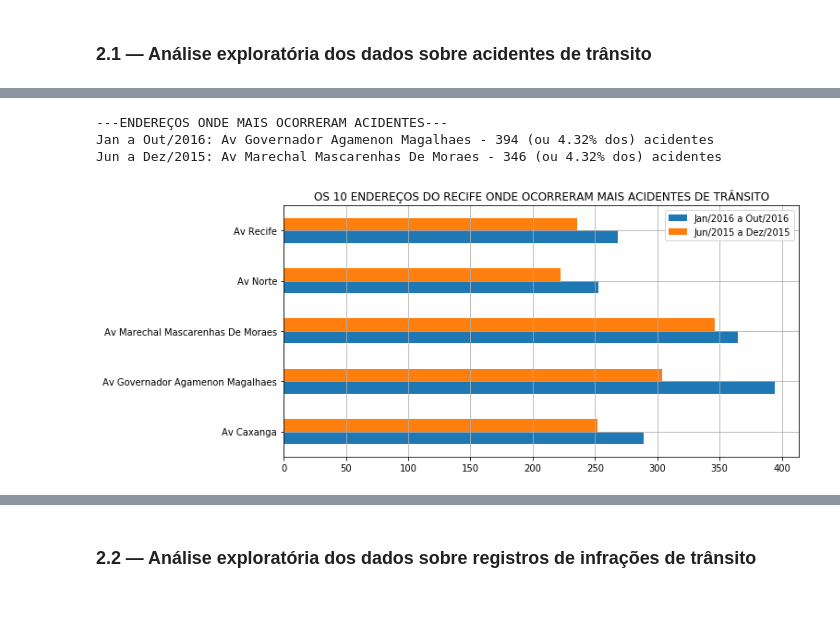
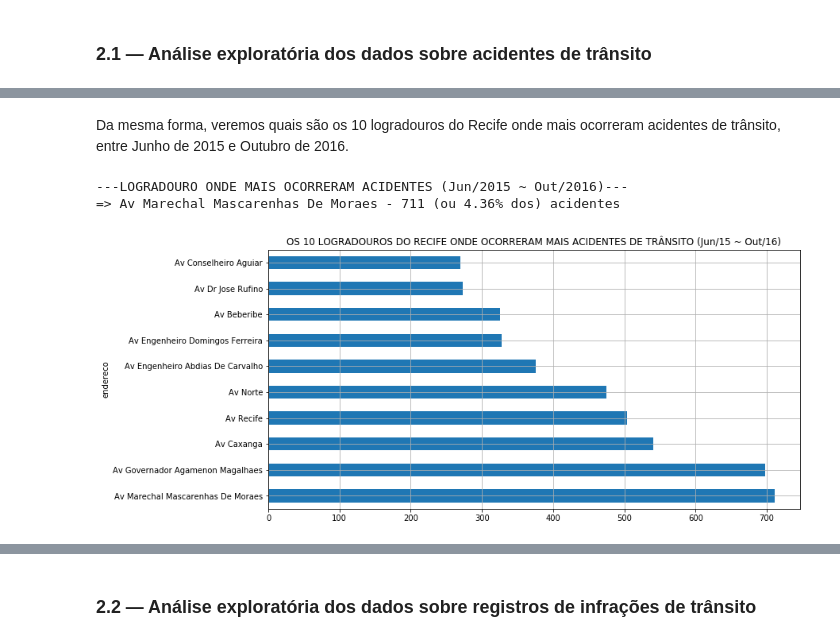
Before and after one commit to if1015-datascience-ufpe/projeto-2017-1-datascienceteam, a Jupyter notebook: 02_analises-e-resultados.ipynb, the cells around one changed output, grey strips where cells are left out. Saved outputs shown, nothing was run; the diff lists cells and outputs as text; code cells hidden in the pictures; blank space fills up the shorter version.

```diff
--- a/02_analises-e-resultados.ipynb
+++ b/02_analises-e-resultados.ipynb
@@ -124,34 +125,22 @@ Jun a Dez/2015: Boa Viagem - 943 (ou 13.15% dos) acidentes
+# %% [markdown]
+Da mesma forma, veremos quais são os 10 logradouros do Recife onde mais ocorreram acidentes de trânsito, entre Junho de 2015 e Outubro de 2016.
 # %%
-# PLOTS
+# PLOT
+top10_enderecos = acidentesTotal.groupby('endereco').size().sort_values(ascending=False)[:10]
+top10_enderecos.plot.barh(title='OS 10 LOGRADOUROS DO RECIFE ONDE OCORRERAM MAIS ACIDENTES DE TRÂNSITO (Jun/15 ~ Out/16)',
+                        grid=True, figsize=(12,6))
 
-top10_enderecos2016 = acidentes2016.groupby('endereco').size().sort_values(ascending=False)[:5]
-top10_enderecos2016.to_frame()
-top10_enderecos2015 = acidentes2015.groupby('endereco').size().sort_values(ascending=False)[:5]
-top10_enderecos2015.to_frame()
-top10_enderecos = pd.concat([top10_enderecos2016, top10_enderecos2015], axis=1)
-top10_enderecos.columns = ['Jan/2016 a Out/2016','Jun/2015 a Dez/2015']
-top10_enderecos.plot.barh(title='OS 10 ENDEREÇOS DO RECIFE ONDE OCORRERAM MAIS ACIDENTES DE TRÂNSITO',
-                        grid=True, figsize=(10,5))
+# Cálculo de MODA
+# Logradouro onde mais ocorreu acidentes dentro dos 17 meses (Jun/2015 a Out/2016)
+endereco_moda = acidentesTotal.endereco.mode()[0]
+qtd_endereco = acidentesTotal.groupby('endereco').size().sort_values(ascending=False)[0]
 
-# MODAS
+# Calculando porcentagem
+pct_endereco = round(qtd_endereco*100.0/acidentesTotal.shape[0], 2)
 
-# Endereço onde mais ocorreu acidentes em 2016
-endereco_moda2016 = acidentes2016.endereco.mode()[0]
-qtd_endereco2016 = acidentes2016.groupby('endereco').size().sort_values(ascending=False)[0]
-
-# Endereço onde mais ocorreu acidentes em 2015
-endereco_moda2015 = acidentes2015.endereco.mode()[0]
-qtd_endereco2015 = acidentes2015.groupby('endereco').size().sort_values(ascending=False)[0]
-
-# Calculando porcentagens
-pct_endereco2016 = round(qtd_endereco2016*100.0/acidentes2016.shape[0], 2)
-pct_endereco2015 = round(qtd_endereco2015*100.0/acidentes2015.shape[0], 2)
-
-print('---ENDEREÇOS ONDE MAIS OCORRERAM ACIDENTES---')
-print('Jan a Out/2016: {} - {} (ou {}% dos) acidentes'.format(endereco_moda2016, qtd_endereco2016, pct_endereco2016))
-print('Jun a Dez/2015: {} - {} (ou {}% dos) acidentes'.format(endereco_moda2015, qtd_endereco2015, pct_endereco2016))
+print('---LOGRADOURO ONDE MAIS OCORRERAM ACIDENTES (Jun/2015 ~ Out/2016)---')
+print('=> {} - {} (ou {}% dos) acidentes'.format(endereco_moda, qtd_endereco, pct_endereco))
 # %% [output]
----ENDEREÇOS ONDE MAIS OCORRERAM ACIDENTES---
-Jan a Out/2016: Av Governador Agamenon Magalhaes - 394 (ou 4.32% dos) acidentes
-Jun a Dez/2015: Av Marechal Mascarenhas De Moraes - 346 (ou 4.32% dos) acidentes
+---LOGRADOURO ONDE MAIS OCORRERAM ACIDENTES (Jun/2015 ~ Out/2016)---
+=> Av Marechal Mascarenhas De Moraes - 711 (ou 4.36% dos) acidentes
-[figure, old version]
+[figure, new version]
```
Also changed, not shown: parts of 35 cells of this notebook, 1 other file.
